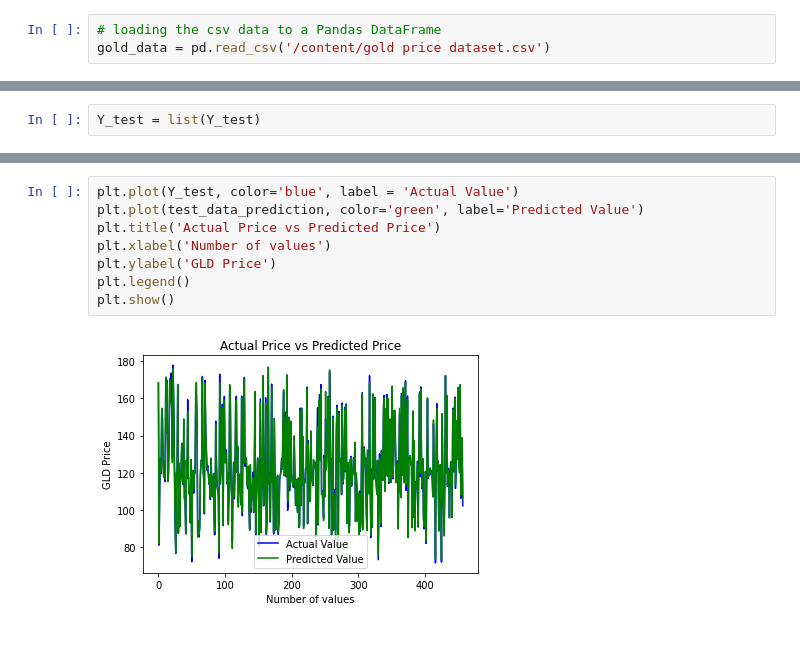
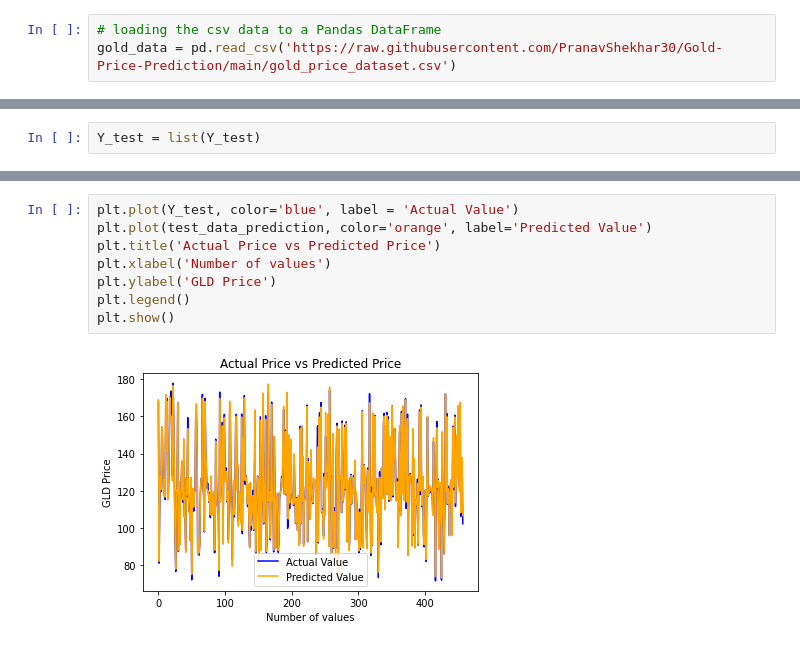
Before and after one commit to PranavShekhar30/Gold-Price-Prediction, a Jupyter notebook: Gold_Price_Prediction.ipynb, the cells around one changed output, grey strips where cells are left out. Drawn from its saved outputs; the diff is of its cells as text.

```diff
--- a/Gold_Price_Prediction.ipynb
+++ b/Gold_Price_Prediction.ipynb
@@ -14,7 +14,7 @@ from sklearn import metrics
 Data Collection and Processing
 # %%
 # loading the csv data to a Pandas DataFrame
-gold_data = pd.read_csv('/content/gold price dataset.csv')
+gold_data = pd.read_csv('https://raw.githubusercontent.com/PranavShekhar30/Gold-Price-Prediction/main/gold_price_dataset.csv')
 # %%
 # print first 5 rows in the dataframe
 gold_data.head()
@@ -205,10 +223,10 @@ Y_test = list(Y_test)
 # %%
 plt.plot(Y_test, color='blue', label = 'Actual Value')
-plt.plot(test_data_prediction, color='green', label='Predicted Value')
+plt.plot(test_data_prediction, color='orange', label='Predicted Value')
 plt.title('Actual Price vs Predicted Price')
 plt.xlabel('Number of values')
 plt.ylabel('GLD Price')
 plt.legend()
 plt.show()
 # %% [output]
-[figure, old version]
+[figure, new version]
```
Also changed, not shown: parts of 3 cells of this notebook.
